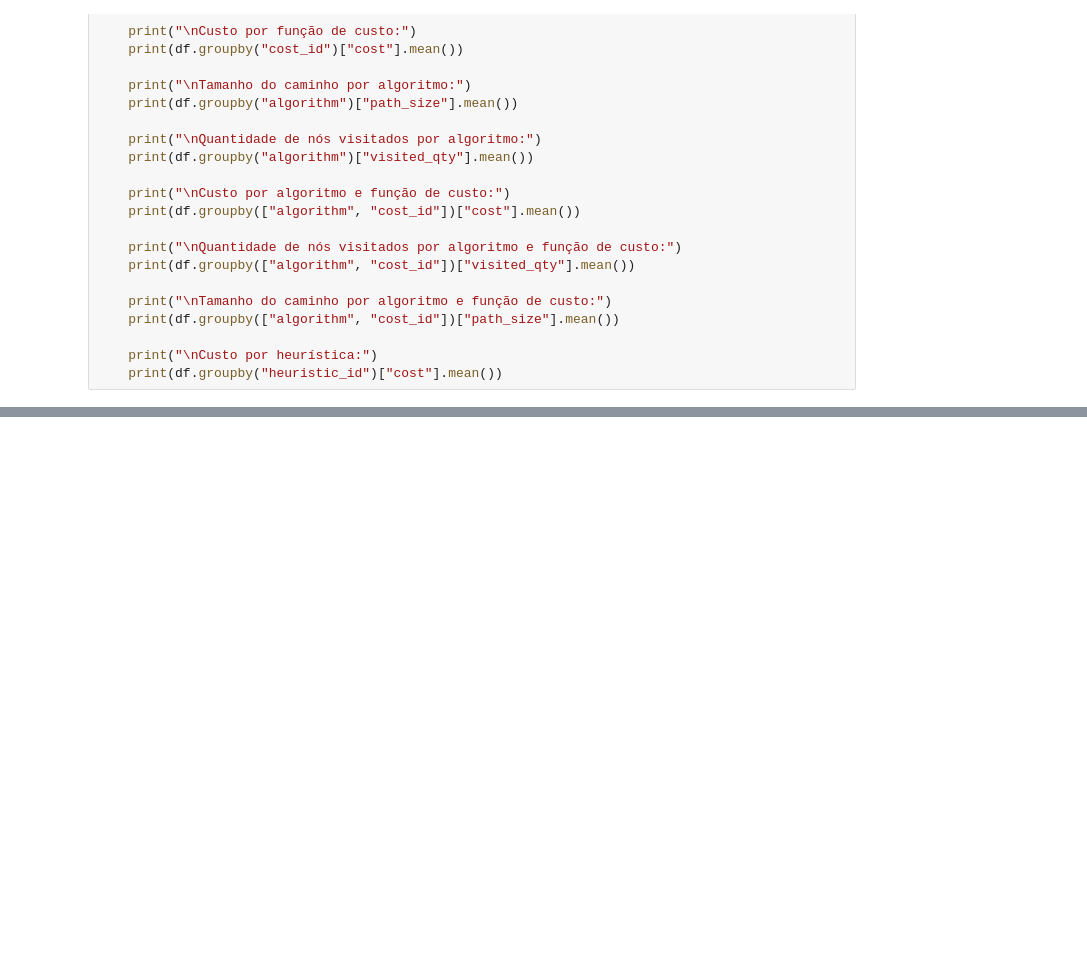
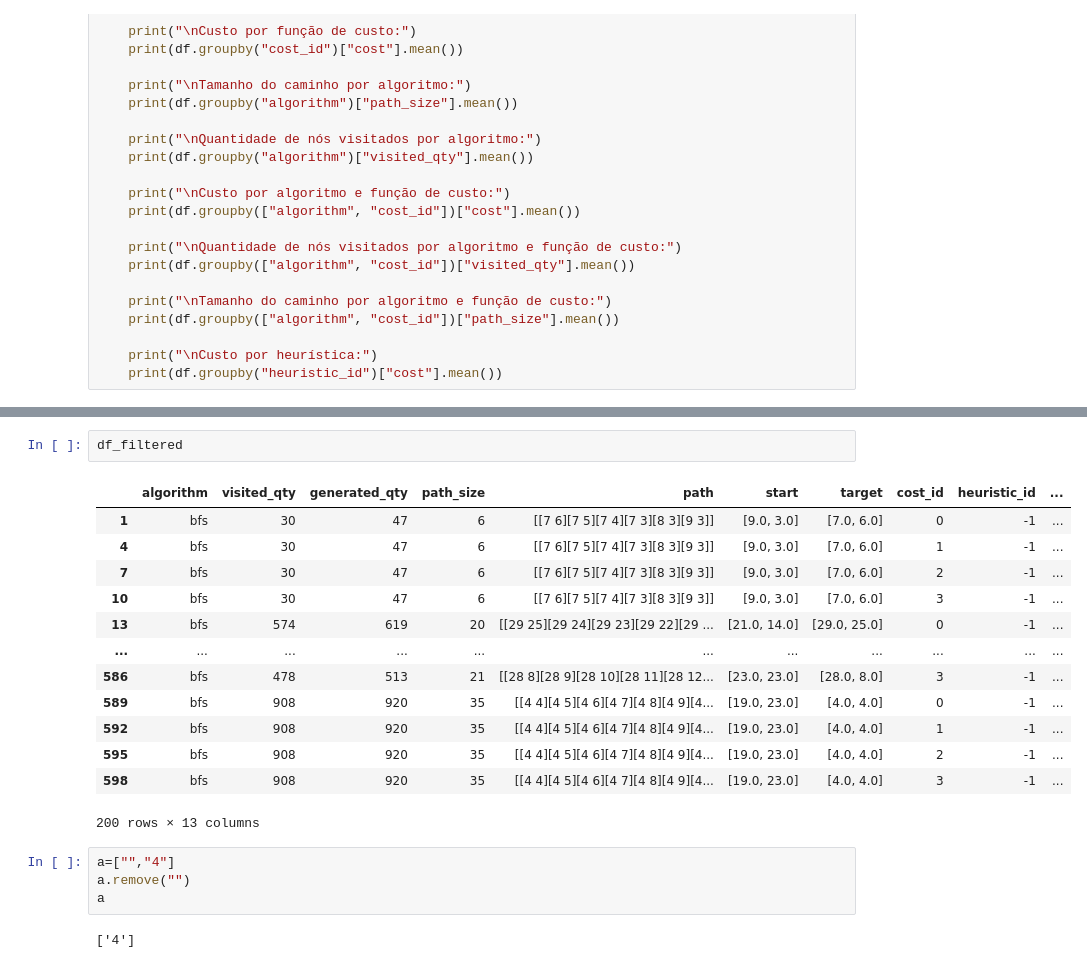
Before and after one commit to fagner02/Artificial-Intelligence---Path-Finding, a Jupyter notebook: .ipynb, the cells around one changed output, grey strips where cells are left out. Cells and saved outputs as stored; diff of their text form; blank space fills up the shorter version.

```diff
--- a/.ipynb
+++ b/.ipynb
@@ -48,0 +72,22 @@ Name: cost, dtype: float64
+# %%
+df_filtered
+# %% [output]
+|  | algorithm | visited_qty | generated_qty | path_size | path | start | target | cost_id | heuristic_id | ... |
+| 1 | bfs | 30 | 47 | 6 | [[7 6][7 5][7 4][7 3][8 3][9 3]] | [9.0, 3.0] | [7.0, 6.0] | 0 | -1 | ... |
+| 4 | bfs | 30 | 47 | 6 | [[7 6][7 5][7 4][7 3][8 3][9 3]] | [9.0, 3.0] | [7.0, 6.0] | 1 | -1 | ... |
+| 7 | bfs | 30 | 47 | 6 | [[7 6][7 5][7 4][7 3][8 3][9 3]] | [9.0, 3.0] | [7.0, 6.0] | 2 | -1 | ... |
+| 10 | bfs | 30 | 47 | 6 | [[7 6][7 5][7 4][7 3][8 3][9 3]] | [9.0, 3.0] | [7.0, 6.0] | 3 | -1 | ... |
+| 13 | bfs | 574 | 619 | 20 | [[29 25][29 24][29 23][29 22][29 ... | [21.0, 14.0] | [29.0, 25.0] | 0 | -1 | ... |
+| ... | ... | ... | ... | ... | ... | ... | ... | ... | ... | ... |
+| 586 | bfs | 478 | 513 | 21 | [[28 8][28 9][28 10][28 11][28 12... | [23.0, 23.0] | [28.0, 8.0] | 3 | -1 | ... |
+| 589 | bfs | 908 | 920 | 35 | [[4 4][4 5][4 6][4 7][4 8][4 9][4... | [19.0, 23.0] | [4.0, 4.0] | 0 | -1 | ... |
+| 592 | bfs | 908 | 920 | 35 | [[4 4][4 5][4 6][4 7][4 8][4 9][4... | [19.0, 23.0] | [4.0, 4.0] | 1 | -1 | ... |
+| 595 | bfs | 908 | 920 | 35 | [[4 4][4 5][4 6][4 7][4 8][4 9][4... | [19.0, 23.0] | [4.0, 4.0] | 2 | -1 | ... |
+| 598 | bfs | 908 | 920 | 35 | [[4 4][4 5][4 6][4 7][4 8][4 9][4... | [19.0, 23.0] | [4.0, 4.0] | 3 | -1 | ... |
+200 rows × 13 columns
+# %%
+a=["","4"]
+a.remove("")
+a
+# %% [output]
+['4']
```
Also changed, not shown: parts of 11 cells of this notebook, 2 other files.
